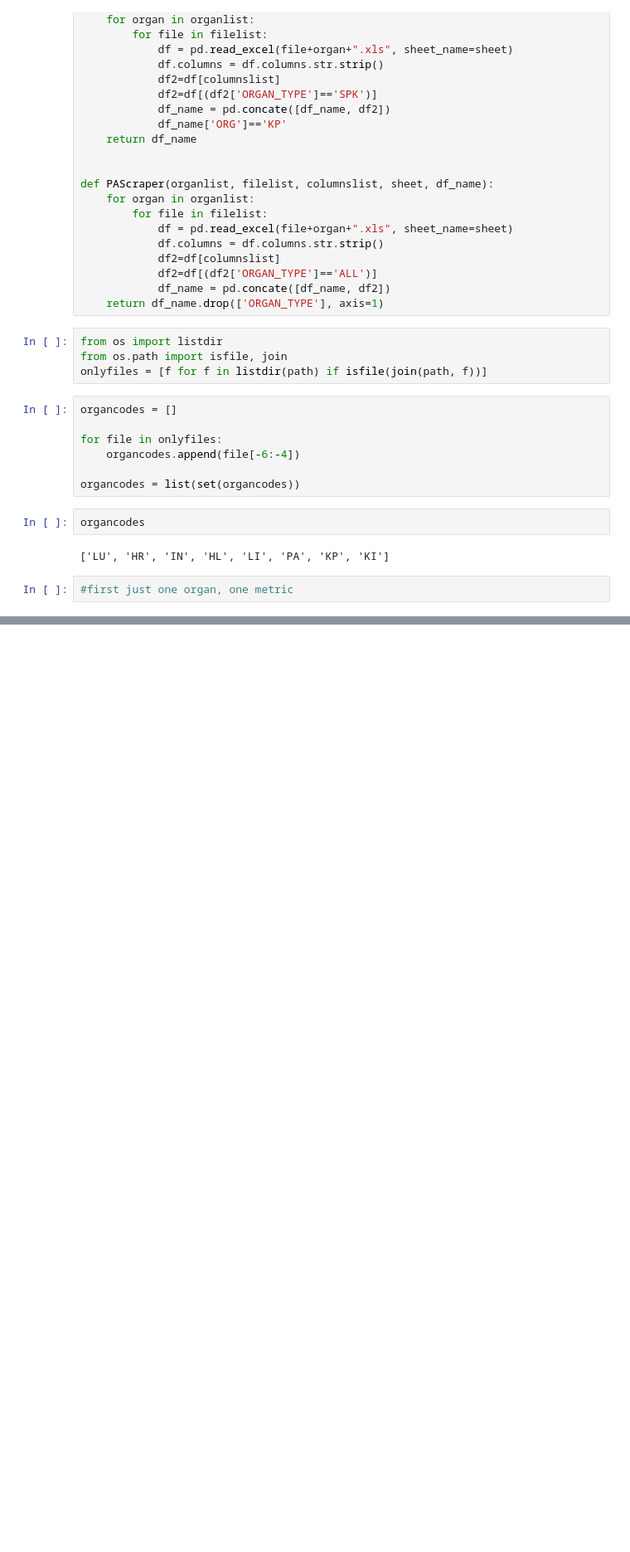
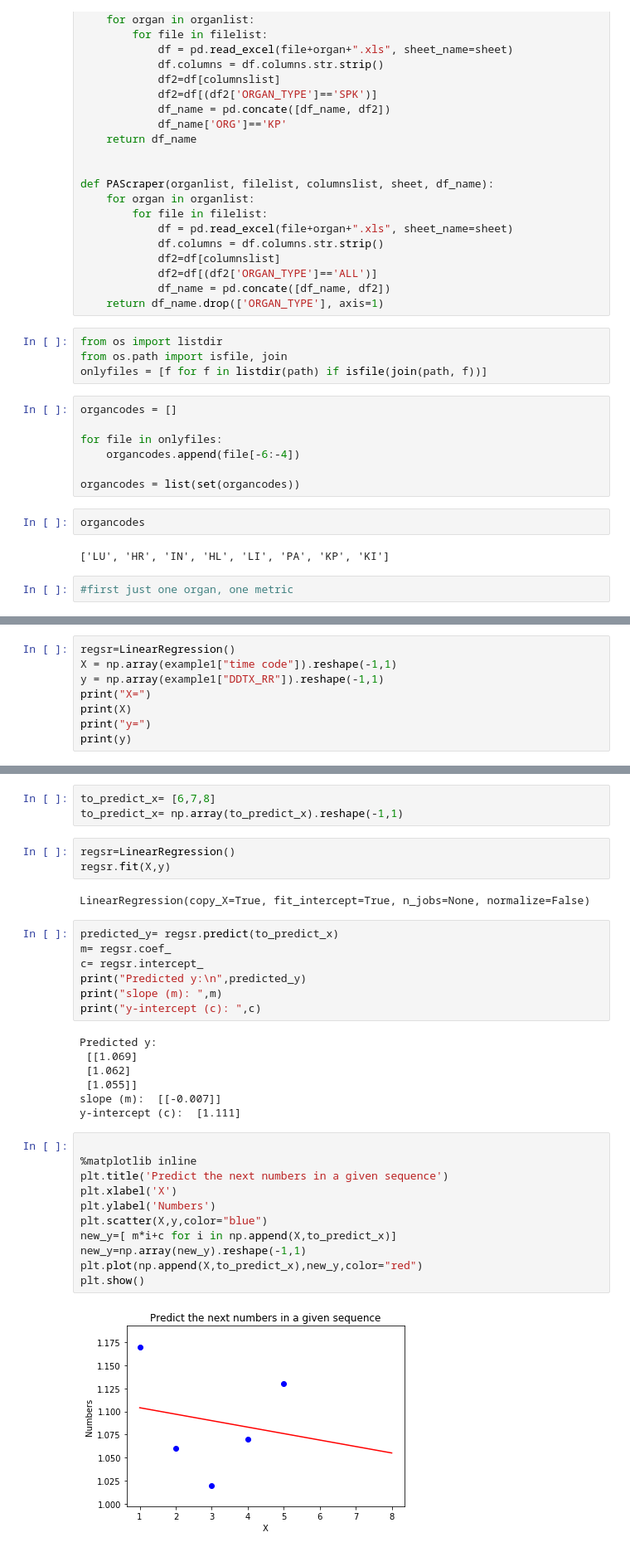
Before and after one commit to heatherjcohen/SRTR, a Jupyter notebook: Predict A Score for Next Cohort.ipynb, the cells around one changed output, grey strips where cells are left out. Shown: that part at 83% size. Saved outputs shown, nothing was run; the diff lists cells and outputs as text; blank space fills up the shorter version.

```diff
--- a/Predict A Score for Next Cohort.ipynb
+++ b/Predict A Score for Next Cohort.ipynb
@@ -165,0 +198,8 @@ KeyError: "['DDTX_RR'] not in index"
+# %%
+regsr=LinearRegression()
+X = np.array(example1["time code"]).reshape(-1,1)
+y = np.array(example1["DDTX_RR"]).reshape(-1,1)
+print("X=")
+print(X)
+print("y=")
+print(y)
@@ -165,0 +219,35 @@ KeyError: "['DDTX_RR'] not in index"
+# %%
+to_predict_x= [6,7,8]
+to_predict_x= np.array(to_predict_x).reshape(-1,1)
+# %%
+regsr=LinearRegression()
+regsr.fit(X,y)
+# %% [output]
+LinearRegression(copy_X=True, fit_intercept=True, n_jobs=None, normalize=False)
+# %%
+predicted_y= regsr.predict(to_predict_x)
+m= regsr.coef_
+c= regsr.intercept_
+print("Predicted y:\n",predicted_y)
+print("slope (m): ",m)
+print("y-intercept (c): ",c)
+# %% [output]
+Predicted y:
+ [[1.069]
+ [1.062]
+ [1.055]]
+slope (m):  [[-0.007]]
+y-intercept (c):  [1.111]
+# %%
+
+%matplotlib inline
+plt.title('Predict the next numbers in a given sequence')
+plt.xlabel('X')
+plt.ylabel('Numbers')
+plt.scatter(X,y,color="blue")
+new_y=[ m*i+c for i in np.append(X,to_predict_x)]
+new_y=np.array(new_y).reshape(-1,1)
+plt.plot(np.append(X,to_predict_x),new_y,color="red")
+plt.show()
+# %% [output]
+[figure, added]
```
Also changed, not shown: parts of 8 cells of this notebook.
